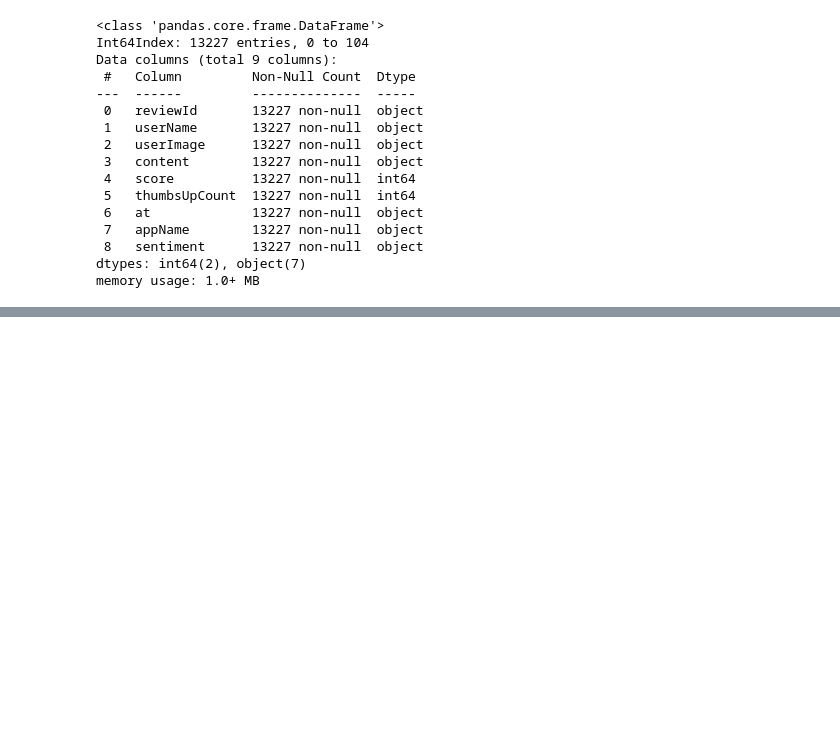
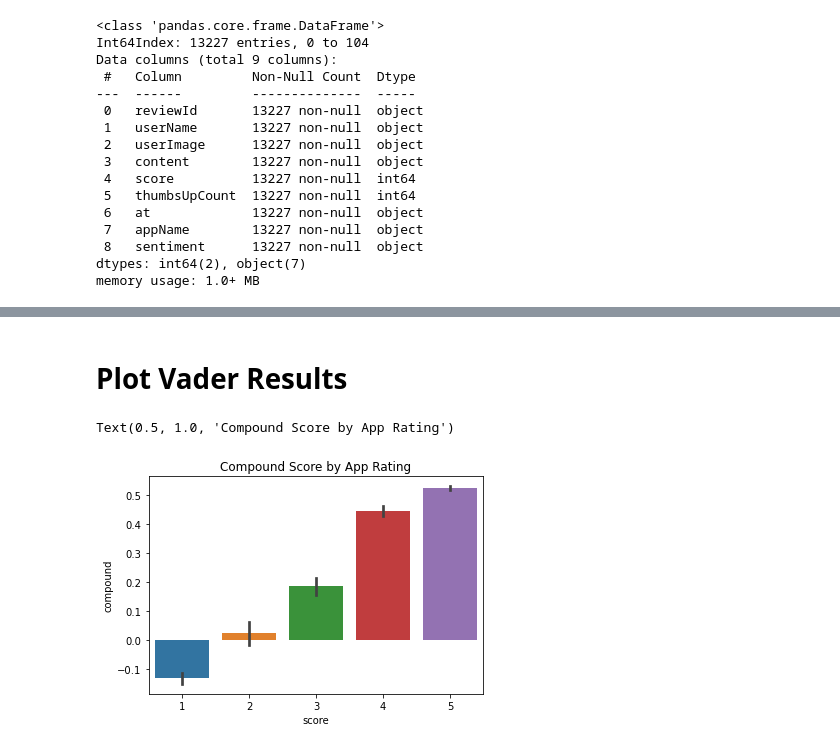
Before and after one commit to rittique/Sentiment_Analysis_using_Google_App_Store_App_Comments, a Jupyter notebook: submission.ipynb, the cells around one changed output, grey strips where cells are left out. Cells and saved outputs as stored; diff of their text form; code cells hidden in the pictures; blank space fills up the shorter version.

```diff
--- a/submission.ipynb
+++ b/submission.ipynb
@@ -412,0 +364,5 @@ Name: content, Length: 10430, dtype: object
+# %%
+from nltk.sentiment import SentimentIntensityAnalyzer
+from tqdm.notebook import tqdm
+
+sia = SentimentIntensityAnalyzer()
@@ -412,0 +377,9 @@ Name: content, Length: 10430, dtype: object
+# %%
+df = df.reset_index()
+# %%
+# Running the polarity score throughout the dataframe
+res = {}
+for i, row in tqdm(df.iterrows(), total=len(df)):
+    text = row['content']
+    myid = i
+    res[myid] = sia.polarity_scores(text)
@@ -412,0 +403,3 @@ Name: content, Length: 10430, dtype: object
+# %%
+vaders = pd.DataFrame(res).T
+vaders = pd.concat([vaders, df], axis=1)
@@ -412,0 +415,8 @@ Name: content, Length: 10430, dtype: object
+# %% [markdown]
+# Plot Vader Results
+# %%
+ax = sns.barplot(data=vaders, x='score', y='compound')
+ax.set_title('Compound Score by App Rating')
+# %% [output]
+Text(0.5, 1.0, 'Compound Score by App Rating')
+[figure, added]
```
Also changed, not shown: parts of 54 cells of this notebook.
